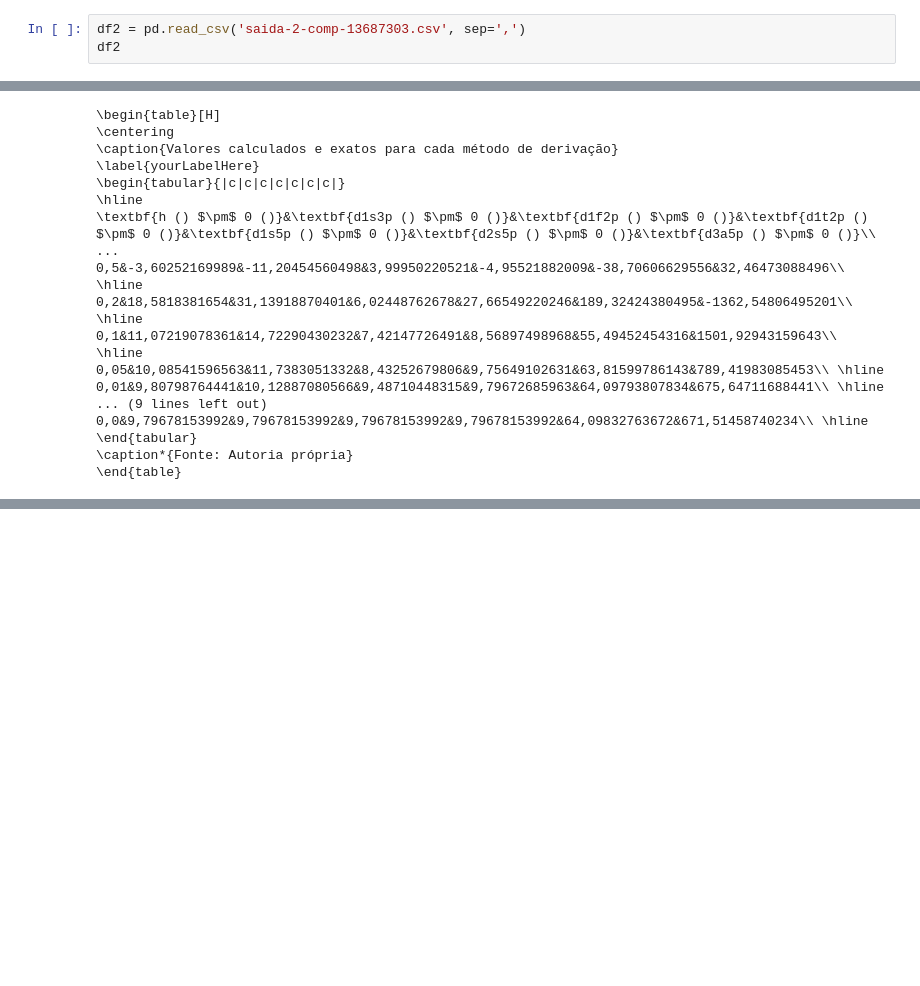
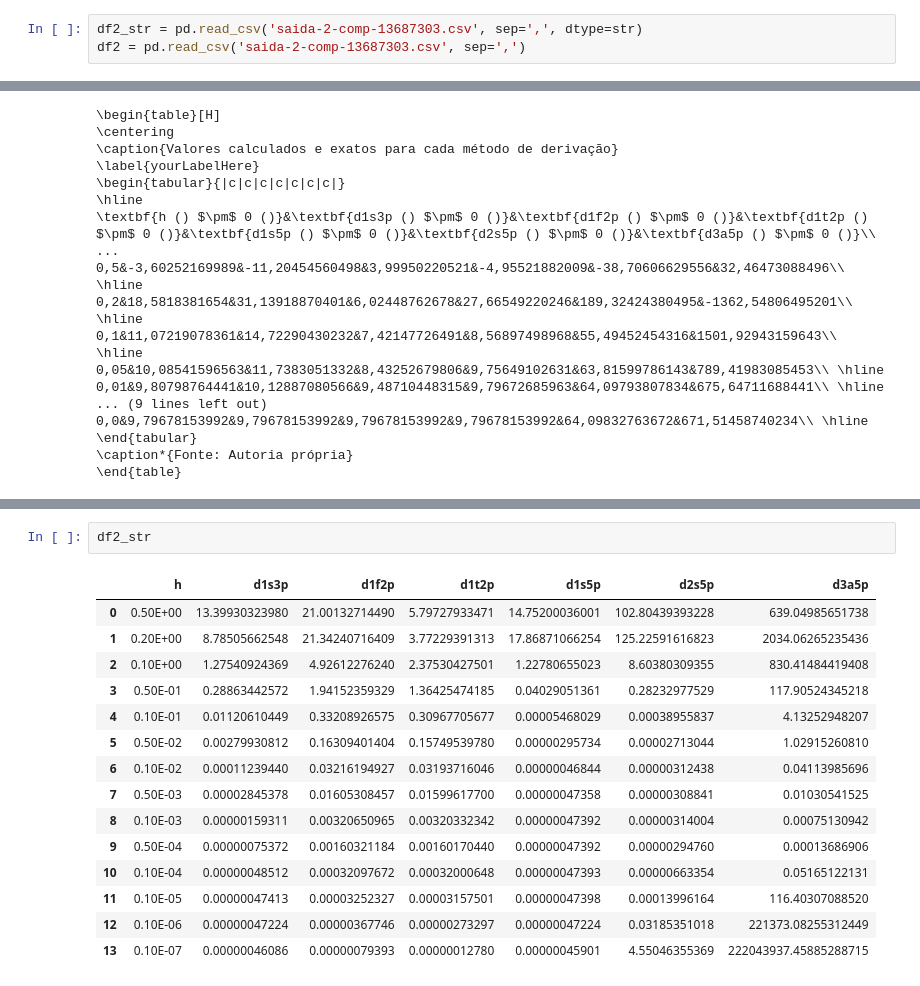
Before and after one commit to brenopelegrin/intro-fiscomp, a Jupyter notebook: projeto-3/tarefa-A/analitico.ipynb, the cells around one changed output, grey strips where cells are left out. Drawn from its saved outputs; the diff is of its cells as text; blank space fills up the shorter version.

```diff
--- a/projeto-3/tarefa-A/analitico.ipynb
+++ b/projeto-3/tarefa-A/analitico.ipynb
@@ -54,5 +66,5 @@ df
 | 13 | 0.10E-07 | 9.79678200078 | 9.79678233385 | 9.79678166771 | 9.79678199893 | 68.64879119041 | 222044608.97344028950 |
 | 14 | exatos | 9.79678153992 | 9.79678153992 | 9.79678153992 | 9.79678153992 | 64.09832763672 | 671.51458740234 |
 # %%
+df2_str = pd.read_csv('saida-2-comp-13687303.csv', sep=',', dtype=str)
 df2 = pd.read_csv('saida-2-comp-13687303.csv', sep=',')
-df2
@@ -161,0 +201,18 @@ print(tab.gerarLatex())
+# %%
+df2_str
+# %% [output]
+|  | h | d1s3p | d1f2p | d1t2p | d1s5p | d2s5p | d3a5p |
+| 0 | 0.50E+00 | 13.39930323980 | 21.00132714490 | 5.79727933471 | 14.75200036001 | 102.80439393228 | 639.04985651738 |
+| 1 | 0.20E+00 | 8.78505662548 | 21.34240716409 | 3.77229391313 | 17.86871066254 | 125.22591616823 | 2034.06265235436 |
+| 2 | 0.10E+00 | 1.27540924369 | 4.92612276240 | 2.37530427501 | 1.22780655023 | 8.60380309355 | 830.41484419408 |
+| 3 | 0.50E-01 | 0.28863442572 | 1.94152359329 | 1.36425474185 | 0.04029051361 | 0.28232977529 | 117.90524345218 |
+| 4 | 0.10E-01 | 0.01120610449 | 0.33208926575 | 0.30967705677 | 0.00005468029 | 0.00038955837 | 4.13252948207 |
+| 5 | 0.50E-02 | 0.00279930812 | 0.16309401404 | 0.15749539780 | 0.00000295734 | 0.00002713044 | 1.02915260810 |
+| 6 | 0.10E-02 | 0.00011239440 | 0.03216194927 | 0.03193716046 | 0.00000046844 | 0.00000312438 | 0.04113985696 |
+| 7 | 0.50E-03 | 0.00002845378 | 0.01605308457 | 0.01599617700 | 0.00000047358 | 0.00000308841 | 0.01030541525 |
+| 8 | 0.10E-03 | 0.00000159311 | 0.00320650965 | 0.00320332342 | 0.00000047392 | 0.00000314004 | 0.00075130942 |
+| 9 | 0.50E-04 | 0.00000075372 | 0.00160321184 | 0.00160170440 | 0.00000047392 | 0.00000294760 | 0.00013686906 |
+| 10 | 0.10E-04 | 0.00000048512 | 0.00032097672 | 0.00032000648 | 0.00000047393 | 0.00000663354 | 0.05165122131 |
+| 11 | 0.10E-05 | 0.00000047413 | 0.00003252327 | 0.00003157501 | 0.00000047398 | 0.00013996164 | 116.40307088520 |
+| 12 | 0.10E-06 | 0.00000047224 | 0.00000367746 | 0.00000273297 | 0.00000047224 | 0.03185351018 | 221373.08255312449 |
+| 13 | 0.10E-07 | 0.00000046086 | 0.00000079393 | 0.00000012780 | 0.00000045901 | 4.55046355369 | 222043937.45885288715 |
```
Also changed, not shown: parts of 7 cells of this notebook, 7 other files.
